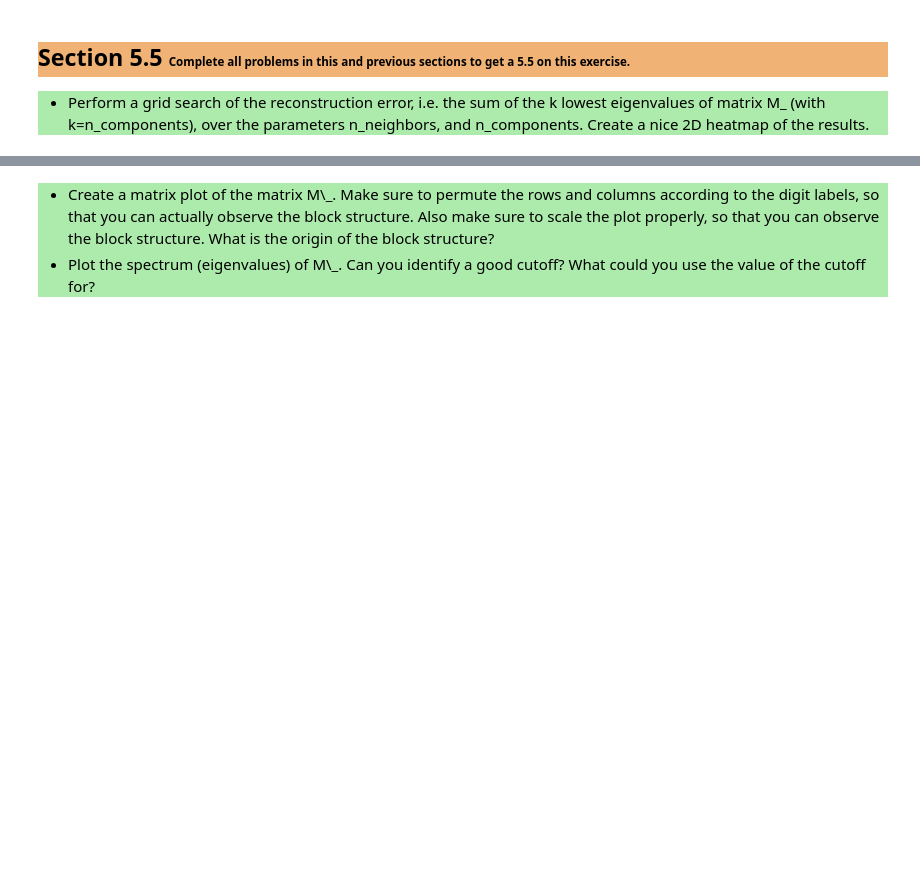
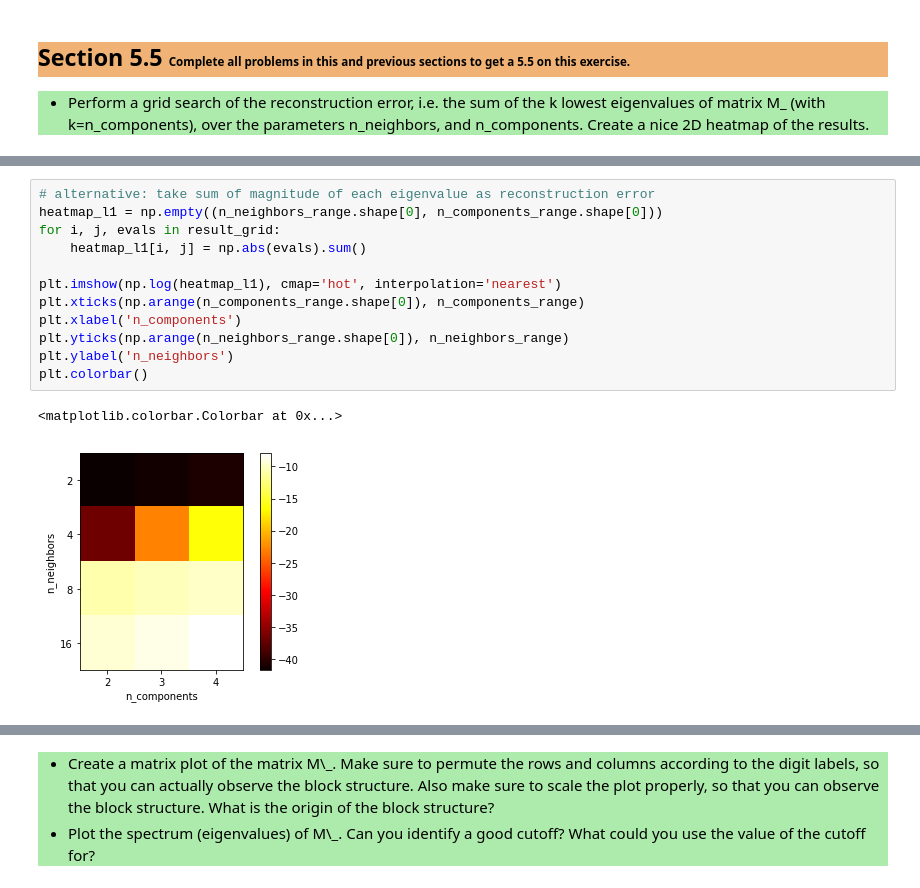
Before and after one commit to tdiggelm/eth-slt-ce-1, a Jupyter notebook: slt-ce-1.ipynb, the cells around one changed output, grey strips where cells are left out. Cells and saved outputs as stored; diff of their text form; blank space fills up the shorter version.

```diff
--- a/slt-ce-1.ipynb
+++ b/slt-ce-1.ipynb
@@ -383,0 +401,15 @@ plt.imshow(heatmap, cmap='hot', interpolation='nearest')
+# %%
+# alternative: take sum of magnitude of each eigenvalue as reconstruction error
+heatmap_l1 = np.empty((n_neighbors_range.shape[0], n_components_range.shape[0]))
+for i, j, evals in result_grid:
+    heatmap_l1[i, j] = np.abs(evals).sum()
+
+plt.imshow(np.log(heatmap_l1), cmap='hot', interpolation='nearest')
+plt.xticks(np.arange(n_components_range.shape[0]), n_components_range)
+plt.xlabel('n_components')
+plt.yticks(np.arange(n_neighbors_range.shape[0]), n_neighbors_range)
+plt.ylabel('n_neighbors')
+plt.colorbar()
+# %% [output]
+<matplotlib.colorbar.Colorbar at 0x...>
+[figure, added]
```
Also changed, not shown: parts of 6 cells of this notebook.
